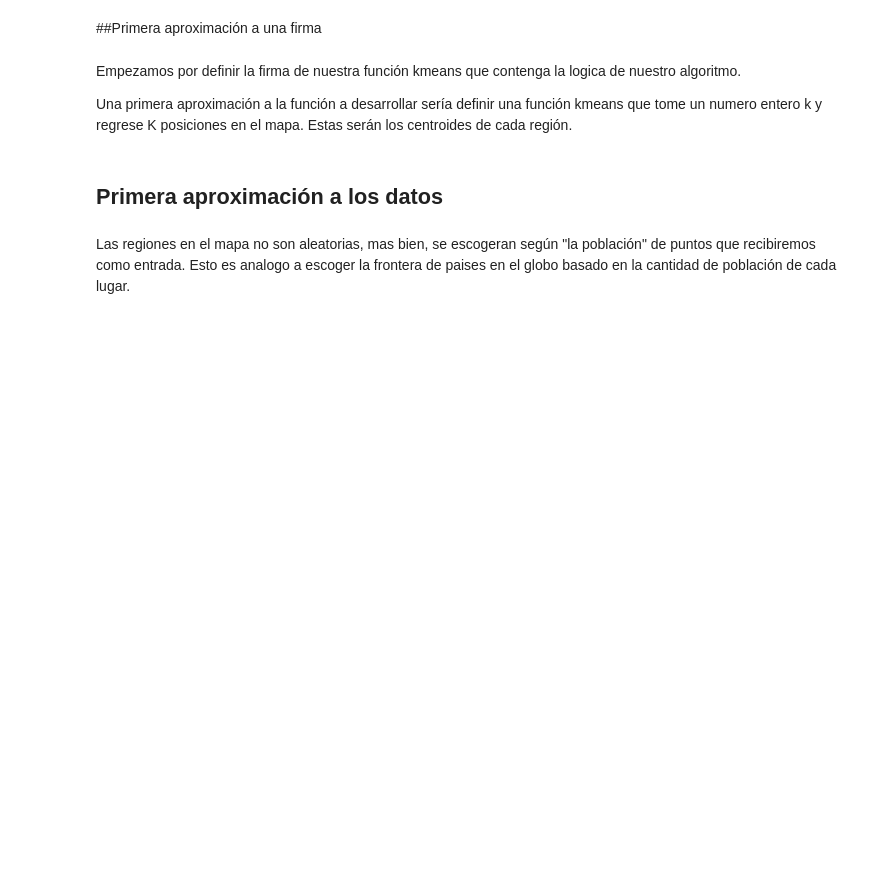
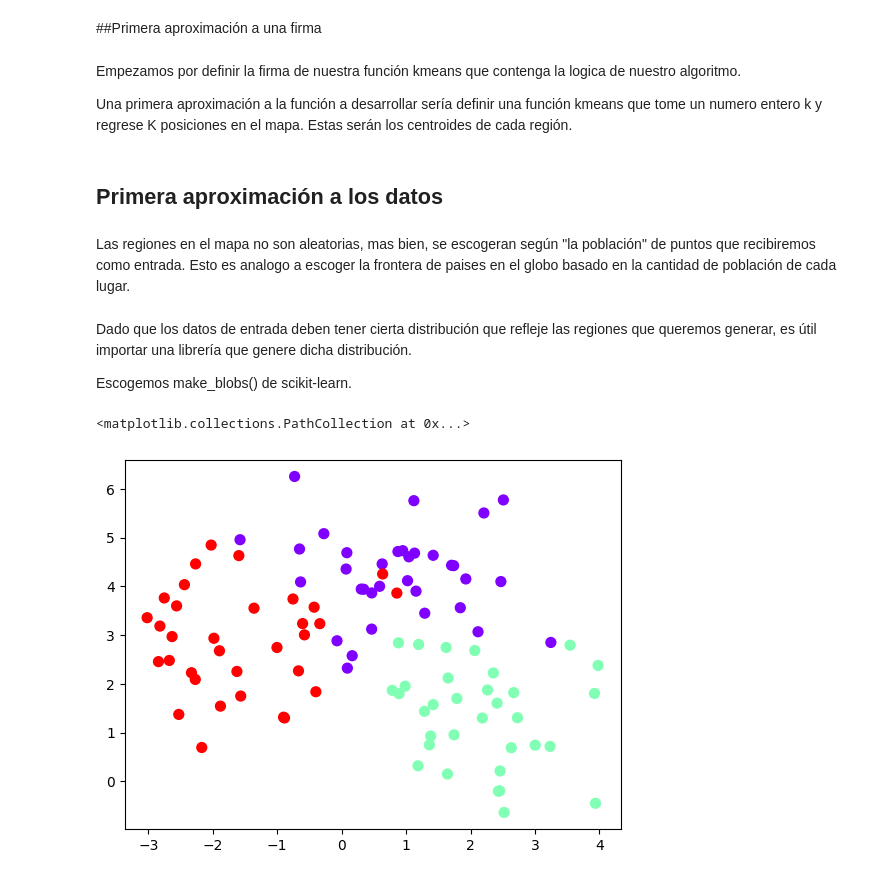
Before and after one commit to evcereti/Aprendiendo_ML_y_DS, a Jupyter notebook: K_means_clustering.ipynb, the cells around one changed output. Saved outputs shown, nothing was run; the diff lists cells and outputs as text; code cells hidden in the pictures; blank space fills up the shorter version.

Commit message:
Se añade grafico de blobs

```diff
--- a/K_means_clustering.ipynb
+++ b/K_means_clustering.ipynb
@@ -18,3 +18,16 @@ def kmeans(k: int) -> List[int]: pass
 ## Primera aproximación a los datos
 # %% [markdown]
 Las regiones en el mapa no son aleatorias, mas bien, se escogeran según "la población" de puntos que recibiremos como entrada. Esto es analogo a escoger la frontera de paises en el globo basado en la cantidad de población de cada lugar.
+# %% [markdown]
+Dado que los datos de entrada deben tener cierta distribución que refleje las regiones que queremos generar, es útil importar una librería que genere dicha distribución.
+
+Escogemos make_blobs() de scikit-learn.
+# %%
+from sklearn.datasets import make_blobs
+x, y = make_blobs(n_samples=100, centers=3, n_features=2, random_state=0)
+# %%
+import matplotlib.pyplot as plt
+plt.scatter(x[:, 0], x[:, 1], c=y, s=50, cmap='rainbow')
+# %% [output]
+<matplotlib.collections.PathCollection at 0x...>
+[figure, added]
```
